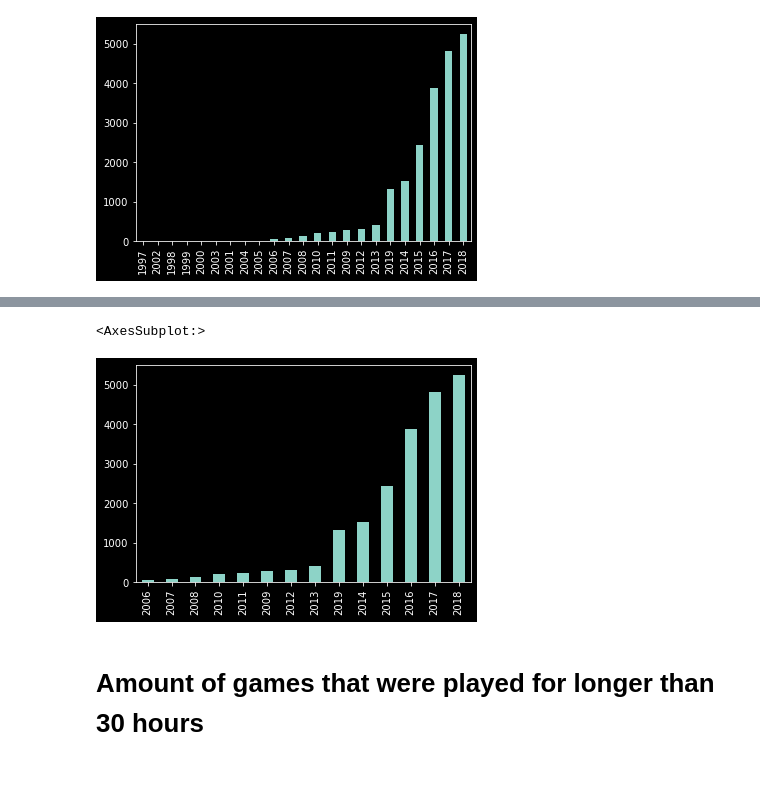
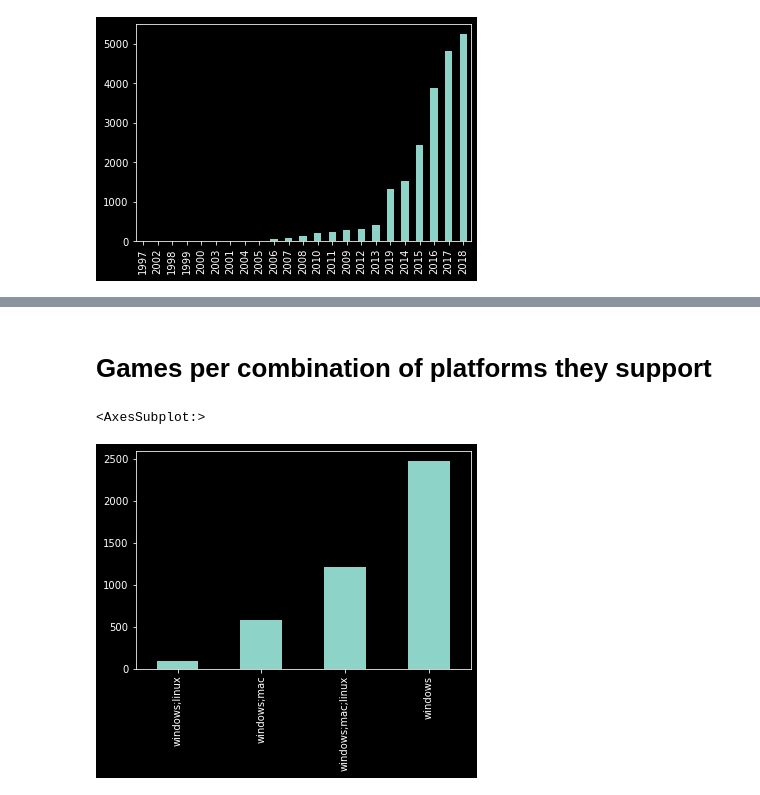
Before and after one commit to TeaDrinkingProgrammer/data-science, a Jupyter notebook: assignment 6 (own).ipynb, the cells around one changed output, grey strips where cells are left out. Drawn from its saved outputs; the diff is of its cells as text; code cells hidden in the pictures.

Commit message:
changed excersice 16 and added sns dark style

```diff
--- a/assignment 6 (own).ipynb
+++ b/assignment 6 (own).ipynb
@@ -4,6 +4,7 @@
 import pandas as pd
 # %%
 import seaborn as sns
+sns.set_style("dark")
 # %% [markdown]
 Steam data set is a dataset with data from the digital games store "Steam".
 # %%
@@ -154,7 +128,7 @@ df['release_year'][df['positive_ratings'] > 5].value_counts().sort_values().plot
+# %% [markdown]
+# Games per combination of platforms they support
 # %%
-df[df['release_year'] > 2005][df['positive_ratings'] > 5]['release_year'].value_counts().sort_values().plot(kind='bar')
+df[ownersFilter][medianPlaytimeFilter]['platforms'].value_counts().sort_values().plot(kind='bar')
 # %% [output]
 <AxesSubplot:>
-[figure, old version]
+[figure, new version]
-# %% [markdown]
-# Amount of games that were played for longer than 30 hours
```
Also changed, not shown: parts of 18 cells of this notebook, 33 other files.
